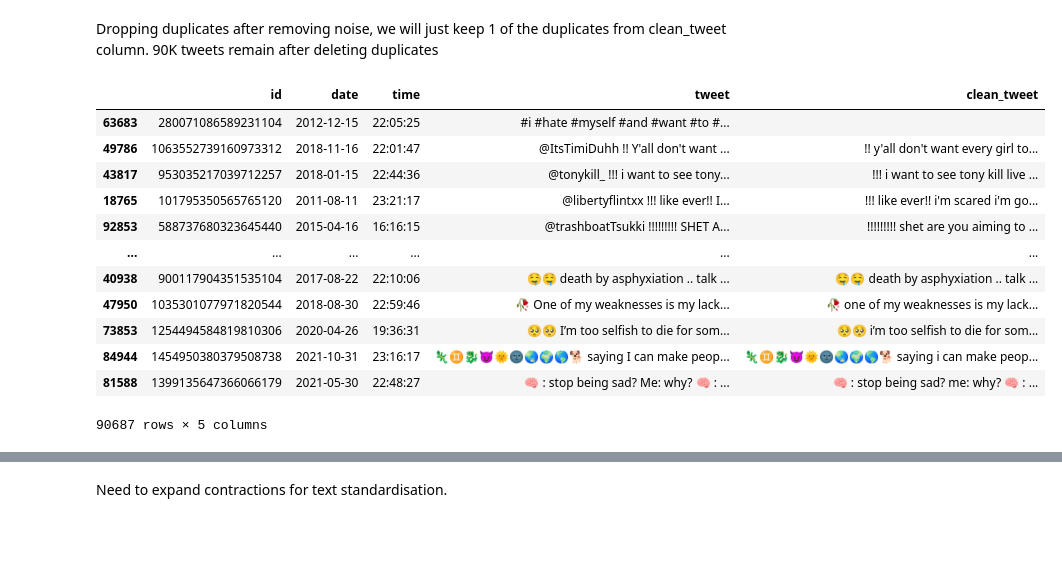
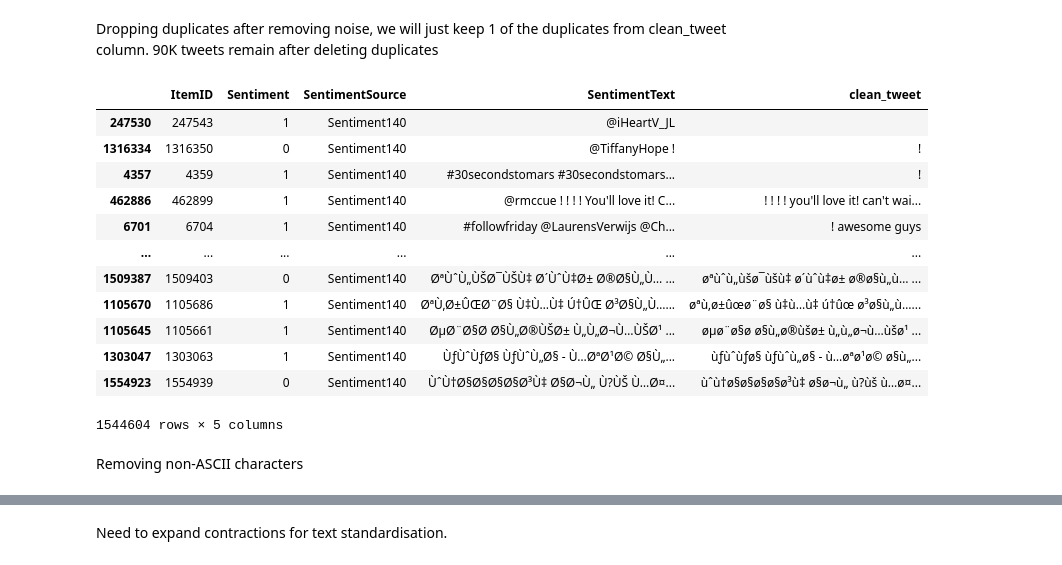
Before and after one commit to irxjxv/DataMining_Assessment, a Jupyter notebook: Twitter_Depression.ipynb, the cells around one changed output, grey strips where cells are left out. Drawn from its saved outputs; the diff is of its cells as text; code cells hidden in the pictures; blank space fills up the shorter version.

```diff
--- a/Twitter_Depression.ipynb
+++ b/Twitter_Depression.ipynb
@@ -91,16 +114,14 @@ twint_search_loop(search_term, start_date, end_date, save_dir)
 # %%
-# get the location of where the tweets are stored and combine them together in 1 csv file
+# get the location of where the tweets are stored and combine them together in 1 file
 from glob import glob
 import os
 import pandas as pd
 
-search_term = "depressed OR kill me OR suicide OR want to die OR lonely OR antidepressant OR hopeless OR sadness OR death OR worthless"
-save_dir = 'drive/MyDrive/data/'
+extension = 'csv'
+all_filenames = [i for i in glob('*.{}'.format(extension))]
 
 
-# csv_files = glob(os.path.join(save_dir, search_term, '*.csv'))
-csv_files = glob(os.path.join(save_dir, search_term, '*.csv'))
+#combine all files in the list
+tweets_df = pd.concat([pd.read_csv(f) for f in all_filenames]).reset_index(drop=True)
 
-# create DataFrames for each CSV file and combine into a single df
-dfs = [pd.read_csv(csv_file) for csv_file in csv_files]
-tweets_df = pd.concat(dfs).reset_index(drop=True)
+tweets_df
@@ -184,0 +259,8 @@ tweets_df.dtypes
+# %%
+# get the location of where the tweets are stored and combine them together in 1 csv file
+from glob import glob
+import os
+import pandas as pd
+
+testing_tweets = pd.read_csv('testingData.csv', on_bad_lines='skip')
+testing_tweets
@@ -199,3 +295,9 @@ tweets_df['clean_tweet'] = tweets_df['tweet'].apply(neat_text.remove_hashtags)
 tweets_df['clean_tweet'] = tweets_df['clean_tweet'].apply(lambda x: neat_text.remove_userhandles(x))
 tweets_df['clean_tweet'] = tweets_df['clean_tweet'].apply(neat_text.remove_urls)
 tweets_df['clean_tweet'] = tweets_df['clean_tweet'].apply(neat_text.remove_multiple_spaces)
+
+
+testing_tweets['clean_tweet'] = testing_tweets['SentimentText'].apply(neat_text.remove_hashtags)
+testing_tweets['clean_tweet'] = testing_tweets['clean_tweet'].apply(lambda x: neat_text.remove_userhandles(x))
+testing_tweets['clean_tweet'] = testing_tweets['clean_tweet'].apply(neat_text.remove_urls)
+testing_tweets['clean_tweet'] = testing_tweets['clean_tweet'].apply(neat_text.remove_multiple_spaces)
@@ -204,23 +322,33 @@ Turning texts into lowercase to maintain consistency:
 # %%
 for columns in tweets_df.columns:
     tweets_df['clean_tweet'] = tweets_df['clean_tweet'].str.lower()
+
+for columns in testing_tweets.columns:
+    testing_tweets['clean_tweet'] = testing_tweets['clean_tweet'].str.lower()
 # %% [markdown]
 Dropping duplicates after removing noise, we will just keep 1 of the duplicates from clean_tweet column. 90K tweets remain after deleting duplicates
 # %%
 tweets_df.sort_values("clean_tweet", inplace=True)
 unique_tweets_df = tweets_df.drop_duplicates(subset=["clean_tweet"],keep = 'first')
 unique_tweets_df
+
+
+testing_tweets.sort_values("clean_tweet", inplace=True)
+testing_tweets = testing_tweets.drop_duplicates(subset=["clean_tweet"],keep = 'first')
+testing_tweets
 # %% [output]
-|  | id | date | time | tweet | clean_tweet |
-| 63683 | 280071086589231104 | 2012-12-15 | 22:05:25 | #i #hate #myself #and #want #to #... |  |
-| 49786 | 1063552739160973312 | 2018-11-16 | 22:01:47 | @ItsTimiDuhh !! Y'all don't want ... | !! y'all don't want every girl to... |
-| 43817 | 953035217039712257 | 2018-01-15 | 22:44:36 | @tonykill_ !!! i want to see tony... | !!! i want to see tony kill live ... |
-| 18765 | 101795350565765120 | 2011-08-11 | 23:21:17 | @libertyflintxx !!! like ever!! I... | !!! like ever!! i'm scared i'm go... |
-| 92853 | 588737680323645440 | 2015-04-16 | 16:16:15 | @trashboatTsukki !!!!!!!!! SHET A... | !!!!!!!!! shet are you aiming to ... |
+|  | ItemID | Sentiment | SentimentSource | SentimentText | clean_tweet |
+| 247530 | 247543 | 1 | Sentiment140 | @iHeartV_JL |  |
+| 1316334 | 1316350 | 0 | Sentiment140 | @TiffanyHope ! | ! |
+| 4357 | 4359 | 1 | Sentiment140 | #30secondstomars #30secondstomars... | ! |
+| 462886 | 462899 | 1 | Sentiment140 | @rmccue ! ! ! ! You'll love it! C... | ! ! ! ! you'll love it! can't wai... |
+| 6701 | 6704 | 1 | Sentiment140 | #followfriday @LaurensVerwijs @Ch... | ! awesome guys |
 | ... | ... | ... | ... | ... | ... |
-| 40938 | 900117904351535104 | 2017-08-22 | 22:10:06 | 🤤🤤 death by asphyxiation .. talk ... | 🤤🤤 death by asphyxiation .. talk ... |
-| 47950 | 1035301077971820544 | 2018-08-30 | 22:59:46 | 🥀 One of my weaknesses is my lack... | 🥀 one of my weaknesses is my lack... |
-| 73853 | 1254494584819810306 | 2020-04-26 | 19:36:31 | 🥺🥺 I’m too selfish to die for som... | 🥺🥺 i’m too selfish to die for som... |
-| 84944 | 1454950380379508738 | 2021-10-31 | 23:16:17 | 🦎♊🐉😈🌞🌚🌏🌍🌎🐕 saying I can make peop... | 🦎♊🐉😈🌞🌚🌏🌍🌎🐕 saying i can make peop... |
-| 81588 | 1399135647366066179 | 2021-05-30 | 22:48:27 | 🧠 : stop being sad? Me: why? 🧠 : ... | 🧠 : stop being sad? me: why? 🧠 : ... |
+| 1509387 | 1509403 | 0 | Sentiment140 | ØªÙˆÙ„ÙŠØ¯ÙŠÙ‡ Ø´ÙˆÙ‡Ø± Ø®Ø§Ù„Ù… ... | øªùˆù„ùšø¯ùšù‡ ø´ùˆù‡ø± ø®ø§ù„ù… ... |
+| 1105670 | 1105686 | 1 | Sentiment140 | ØªÙ‚Ø±ÛŒØ¨Ø§ Ù‡Ù…Ù‡ Ú†ÛŒ Ø³Ø§Ù„Ù…... | øªù‚ø±ûœø¨ø§ ù‡ù…ù‡ ú†ûœ ø³ø§ù„ù…... |
+| 1105645 | 1105661 | 1 | Sentiment140 | ØµØ¨Ø§Ø­ Ø§Ù„Ø®ÙŠØ± Ù„Ù„Ø¬Ù…ÙŠØ¹ ... | øµø¨ø§ø­ ø§ù„ø®ùšø± ù„ù„ø¬ù…ùšø¹ ... |
+| 1303047 | 1303063 | 1 | Sentiment140 | ÙƒÙˆÙƒØ§ ÙƒÙˆÙ„Ø§ - Ù…ØªØ¹Ø© Ø§Ù„... | ùƒùˆùƒø§ ùƒùˆù„ø§ - ù…øªø¹ø© ø§ù„... |
+| 1554923 | 1554939 | 0 | Sentiment140 | ÙˆÙ†Ø§Ø§Ø§Ø§Ø³Ù‡ Ø§Ø¬Ù„ Ù?ÙŠ Ù…Ø¤... | ùˆù†ø§ø§ø§ø§ø³ù‡ ø§ø¬ù„ ù?ùš ù…ø¤... |
-90687 rows × 5 columns
+1544604 rows × 5 columns
+# %% [markdown]
+Removing non-ASCII characters
```
Also changed, not shown: parts of 64 cells of this notebook.
